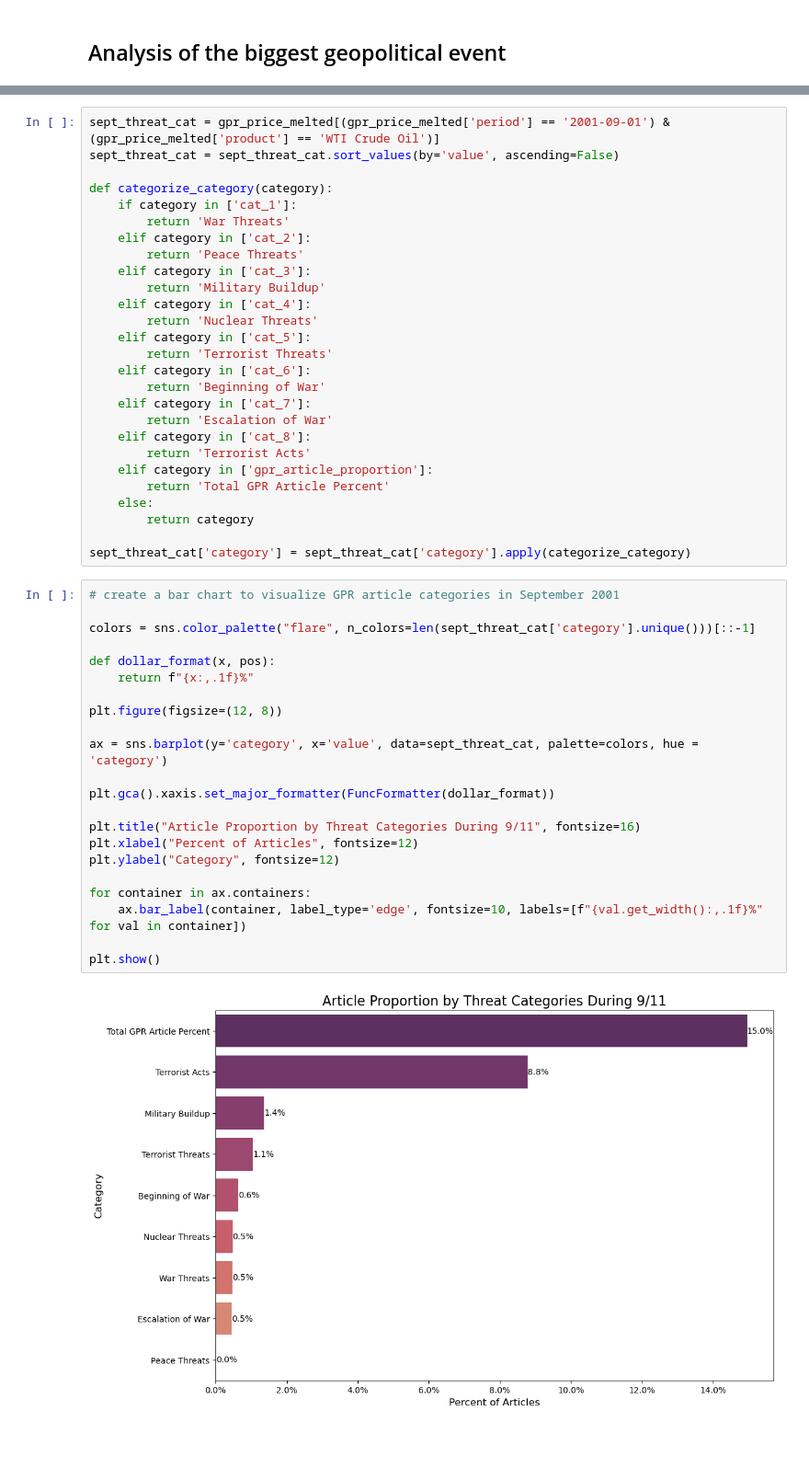
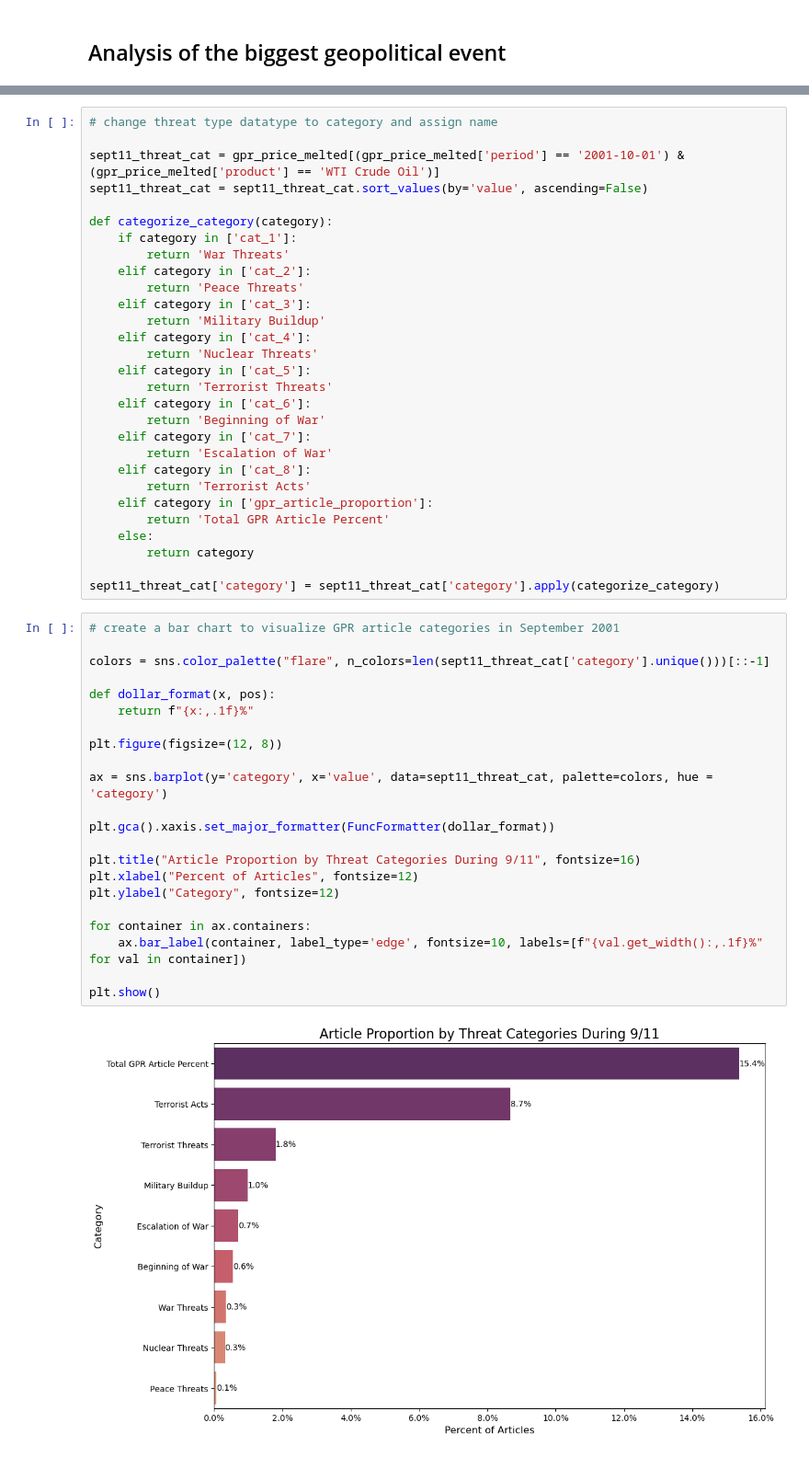
Before and after one commit to Sraavi1/data-wrangling-final-project, a Jupyter notebook: code/notebooks/02_data_analysis.ipynb, the cells around one changed output, grey strips where cells are left out. Shown at 92% size. Saved outputs shown, nothing was run; the diff lists cells and outputs as text.

```diff
--- a/code/notebooks/02_data_analysis.ipynb
+++ b/code/notebooks/02_data_analysis.ipynb
@@ -254,6 +289,8 @@ gpr_price_melted = gpr_price.melt(id_vars=gpr_price.columns.difference(['gpr_art
 # %%
-sept_threat_cat = gpr_price_melted[(gpr_price_melted['period'] == '2001-09-01') & (gpr_price_melted['product'] == 'WTI Crude Oil')]
-sept_threat_cat = sept_threat_cat.sort_values(by='value', ascending=False)
+# change threat type datatype to category and assign name
+
+sept11_threat_cat = gpr_price_melted[(gpr_price_melted['period'] == '2001-10-01') & (gpr_price_melted['product'] == 'WTI Crude Oil')]
+sept11_threat_cat = sept11_threat_cat.sort_values(by='value', ascending=False)
 
 def categorize_category(category):
     if category in ['cat_1']:
@@ -277,28 +314,28 @@ def categorize_category(category):
     else:
         return category
 
-sept_threat_cat['category'] = sept_threat_cat['category'].apply(categorize_category)
+sept11_threat_cat['category'] = sept11_threat_cat['category'].apply(categorize_category)
 # %%
 # create a bar chart to visualize GPR article categories in September 2001
 
-colors = sns.color_palette("flare", n_colors=len(sept_threat_cat['category'].unique()))[::-1]
+colors = sns.color_palette("flare", n_colors=len(sept11_threat_cat['category'].unique()))[::-1]
 
 def dollar_format(x, pos):
     return f"{x:,.1f}%"
 
 plt.figure(figsize=(12, 8))
 
-ax = sns.barplot(y='category', x='value', data=sept_threat_cat, palette=colors, hue = 'category')
+ax = sns.barplot(y='category', x='value', data=sept11_threat_cat, palette=colors, hue = 'category')
 
 plt.gca().xaxis.set_major_formatter(FuncFormatter(dollar_format))
 
 plt.title("Article Proportion by Threat Categories During 9/11", fontsize=16)
 plt.xlabel("Percent of Articles", fontsize=12)
 plt.ylabel("Category", fontsize=12)
 
 for container in ax.containers:
     ax.bar_label(container, label_type='edge', fontsize=10, labels=[f"{val.get_width():,.1f}%" for val in container])
 
 plt.show()
 # %% [output]
-[figure, old version]
+[figure, new version]
```
Also changed, not shown: parts of 9 cells of this notebook, 10 other files.
